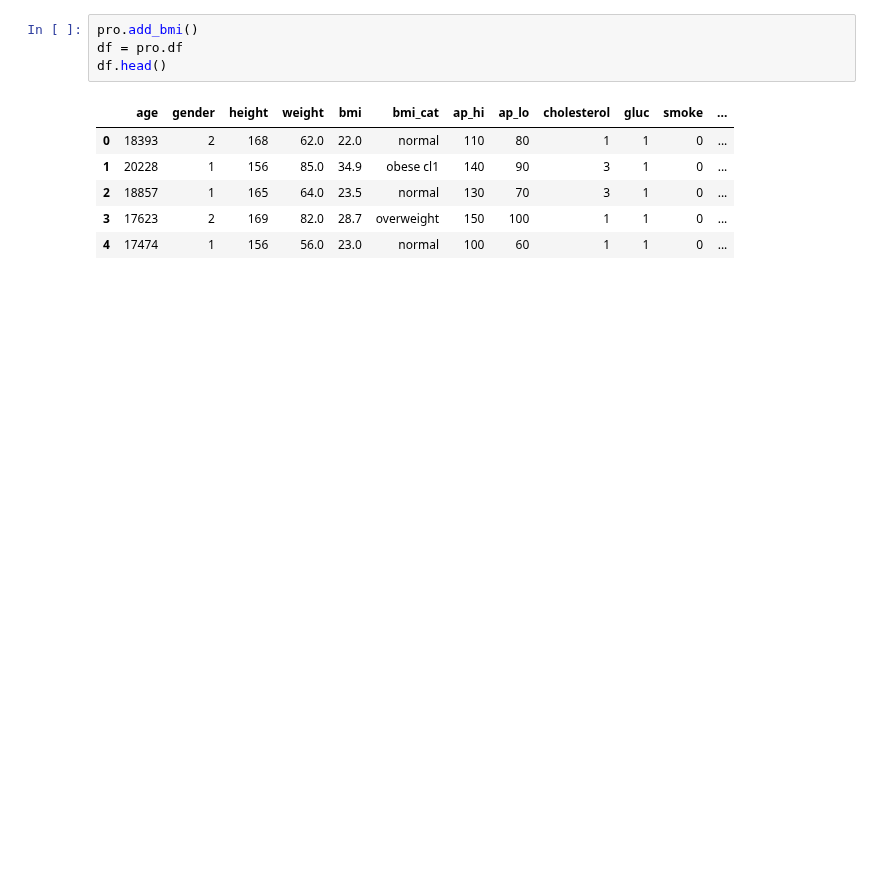
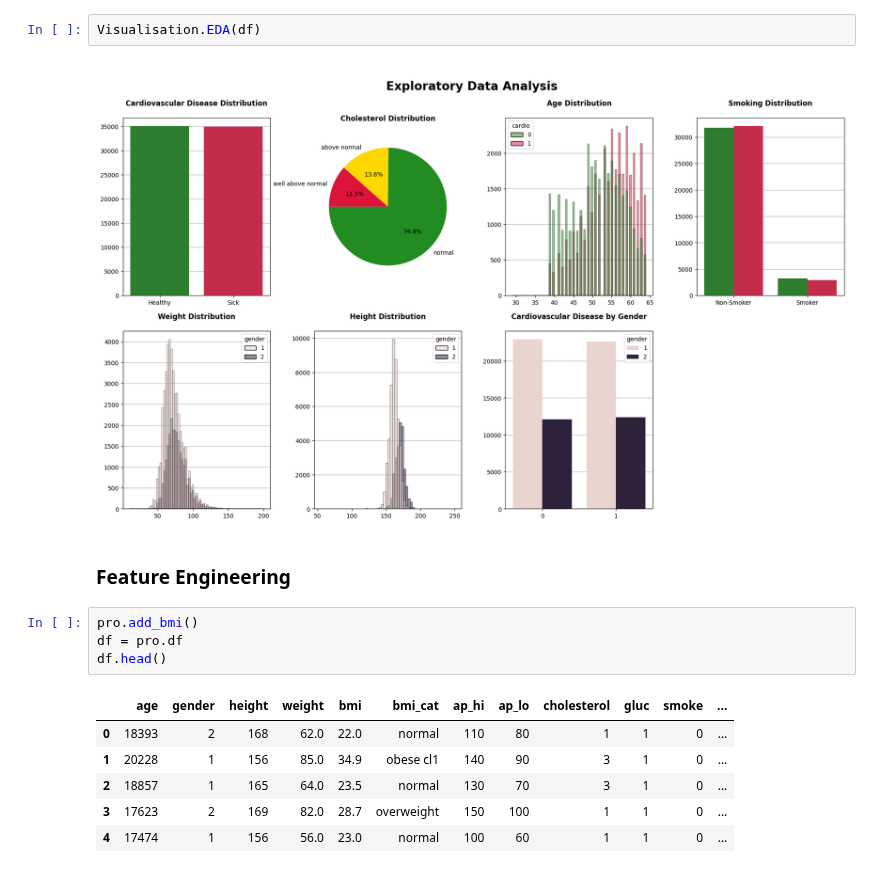
Before and after one commit to AlbotGoodman/machine-learning, a Jupyter notebook: lab/report.ipynb, the cells around one changed output. Saved outputs shown, nothing was run; the diff lists cells and outputs as text; blank space fills up the shorter version.

```diff
--- a/lab/report.ipynb
+++ b/lab/report.ipynb
@@ -14,3 +45,9 @@ df.head()
+# %%
+Visualisation.EDA(df)
+# %% [output]
+[figure, added]
+# %% [markdown]
+### Feature Engineering
 # %%
 pro.add_bmi()
 df = pro.df
```
Also changed, not shown: parts of 11 cells of this notebook, 2 other files.
